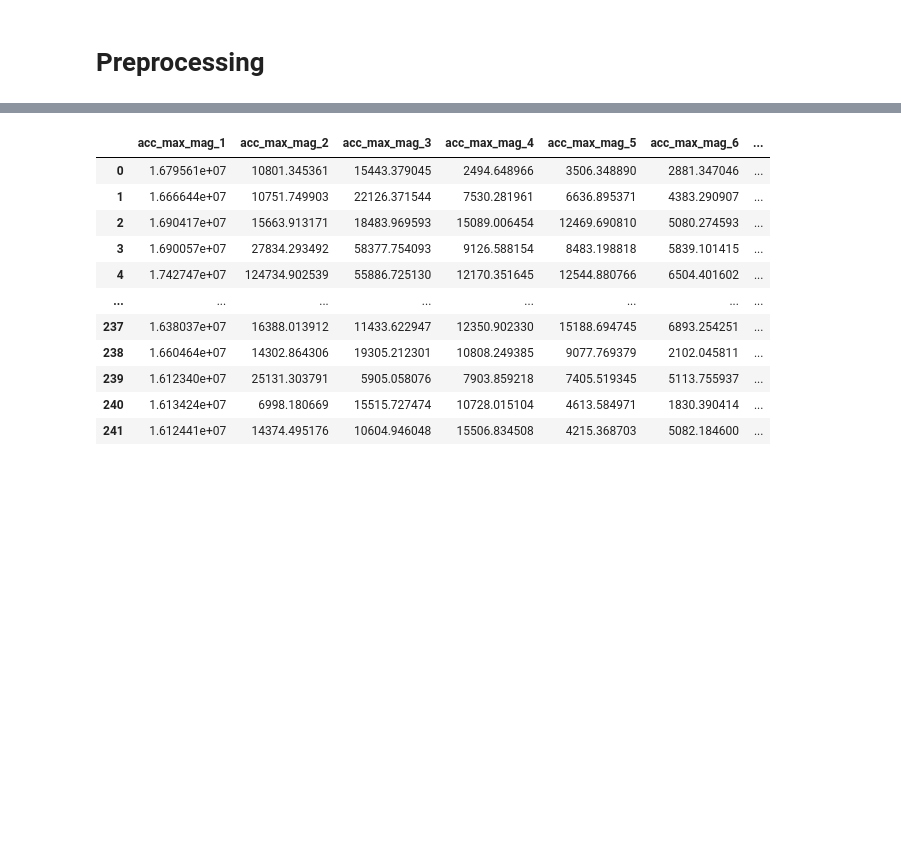
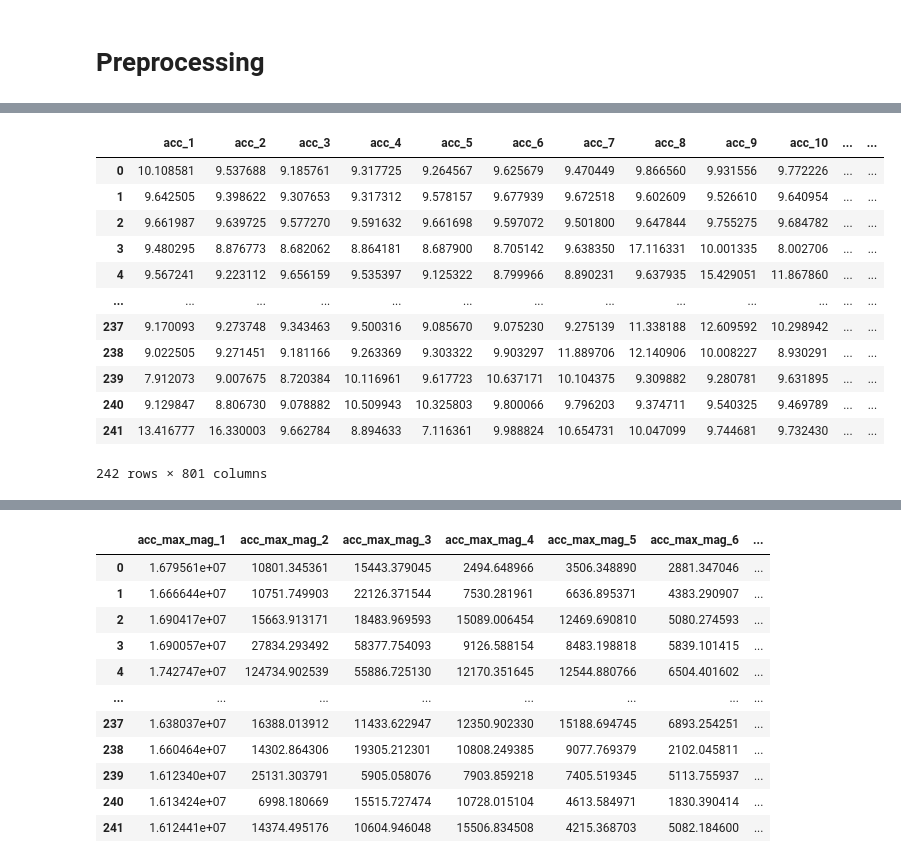
Before and after one commit to nicolagrieco00/Fall_or_not_to_fall, a Jupyter notebook: first_algo.ipynb, the cells around one changed output, grey strips where cells are left out. Saved outputs shown, nothing was run; the diff lists cells and outputs as text; code cells hidden in the pictures; blank space fills up the shorter version.

```diff
--- a/first_algo.ipynb
+++ b/first_algo.ipynb
@@ -24,0 +46,19 @@ data
+# %%
+warnings.filterwarnings('ignore')
+df, labels = vectorial_transform(flat_data)
+df["label"] = labels
+df
+# %% [output]
+|  | acc_1 | acc_2 | acc_3 | acc_4 | acc_5 | acc_6 | acc_7 | acc_8 | acc_9 | acc_10 | ... | ... |
+| 0 | 10.108581 | 9.537688 | 9.185761 | 9.317725 | 9.264567 | 9.625679 | 9.470449 | 9.866560 | 9.931556 | 9.772226 | ... | ... |
+| 1 | 9.642505 | 9.398622 | 9.307653 | 9.317312 | 9.578157 | 9.677939 | 9.672518 | 9.602609 | 9.526610 | 9.640954 | ... | ... |
+| 2 | 9.661987 | 9.639725 | 9.577270 | 9.591632 | 9.661698 | 9.597072 | 9.501800 | 9.647844 | 9.755275 | 9.684782 | ... | ... |
+| 3 | 9.480295 | 8.876773 | 8.682062 | 8.864181 | 8.687900 | 8.705142 | 9.638350 | 17.116331 | 10.001335 | 8.002706 | ... | ... |
+| 4 | 9.567241 | 9.223112 | 9.656159 | 9.535397 | 9.125322 | 8.799966 | 8.890231 | 9.637935 | 15.429051 | 11.867860 | ... | ... |
+| ... | ... | ... | ... | ... | ... | ... | ... | ... | ... | ... | ... | ... |
+| 237 | 9.170093 | 9.273748 | 9.343463 | 9.500316 | 9.085670 | 9.075230 | 9.275139 | 11.338188 | 12.609592 | 10.298942 | ... | ... |
+| 238 | 9.022505 | 9.271451 | 9.181166 | 9.263369 | 9.303322 | 9.903297 | 11.889706 | 12.140906 | 10.008227 | 8.930291 | ... | ... |
+| 239 | 7.912073 | 9.007675 | 8.720384 | 10.116961 | 9.617723 | 10.637171 | 10.104375 | 9.309882 | 9.280781 | 9.631895 | ... | ... |
+| 240 | 9.129847 | 8.806730 | 9.078882 | 10.509943 | 10.325803 | 9.800066 | 9.796203 | 9.374711 | 9.540325 | 9.469789 | ... | ... |
+| 241 | 13.416777 | 16.330003 | 9.662784 | 8.894633 | 7.116361 | 9.988824 | 10.654731 | 10.047099 | 9.744681 | 9.732430 | ... | ... |
+242 rows × 801 columns
```
Also changed, not shown: parts of 11 cells of this notebook, 2 other files.
